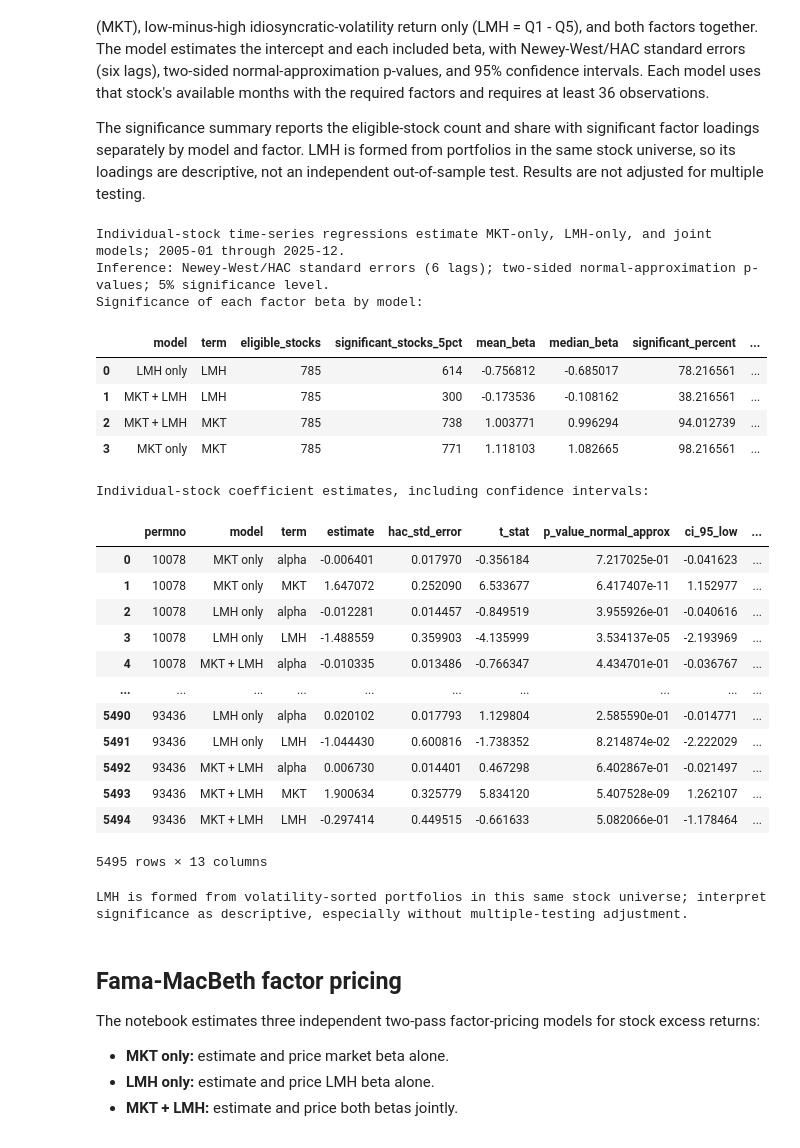
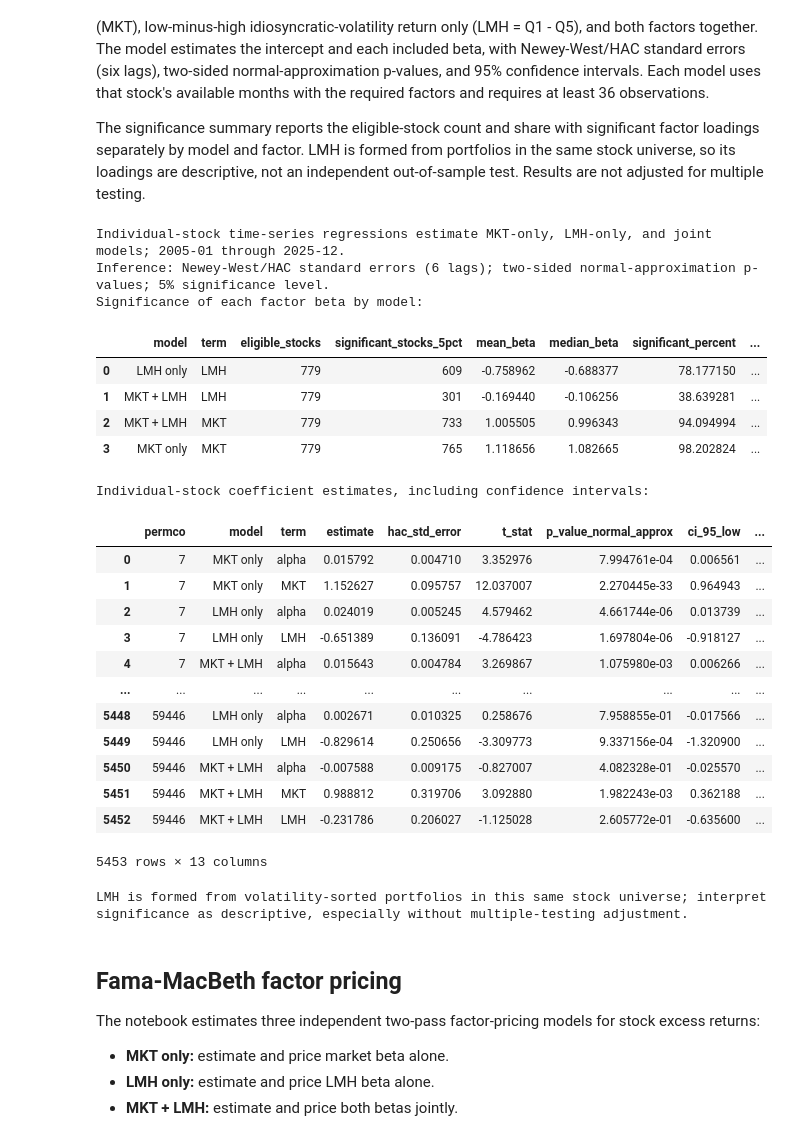
Before and after one commit to Chara1236/CFM301, a Jupyter notebook: CAPM Factors/volatility.ipynb, the cells around one changed output. Cells and saved outputs as stored; diff of their text form; code cells hidden in the pictures.

```diff
--- a/CAPM Factors/volatility.ipynb
+++ b/CAPM Factors/volatility.ipynb
@@ -350,7 +392,7 @@ stock_model_specs = {
 model_factors = pd.DataFrame({"MKT": mkt_excess, "LMH": quintile_returns["LMH"]})
 stock_regression_rows = []
 
-for permno, stock_returns in stock_excess.loc[model_factors.index].items():
+for permco, stock_returns in stock_excess.loc[model_factors.index].items():
     for model_name, factor_names in stock_model_specs.items():
         sample = pd.concat(
             [stock_returns.rename("stock_excess"), model_factors[factor_names]], axis=1
@@ -373,7 +415,7 @@ for permno, stock_returns in stock_excess.loc[model_factors.index].items():
             t_stat = estimate / std_error if std_error > 0 else np.nan
             p_value = math.erfc(abs(t_stat) / math.sqrt(2)) if np.isfinite(t_stat) else np.nan
             stock_regression_rows.append({
-                "permno": permno,
+                "permco": permco,
                 "model": model_name,
                 "term": term,
                 "estimate": estimate,
@@ -396,7 +438,7 @@ beta_results = stock_regressions.loc[stock_regressions["term"].ne("alpha")]
 beta_significance_summary = (
     beta_results.groupby(["model", "term"], as_index=False)
     .agg(
-        eligible_stocks=("permno", "nunique"),
+        eligible_stocks=("permco", "nunique"),
         significant_stocks_5pct=("significant_5pct", "sum"),
         mean_beta=("estimate", "mean"),
         median_beta=("estimate", "median"),
@@ -408,53 +450,53 @@ beta_significance_summary["significant_percent"] = (
 )
 positive = beta_results.loc[
     beta_results["significant_5pct"] & beta_results["estimate"].gt(0)
-].groupby(["model", "term"])["permno"].nunique()
+].groupby(["model", "term"])["permco"].nunique()
 negative = beta_results.loc[
     beta_results["significant_5pct"] & beta_results["estimate"].lt(0)
-].groupby(["model", "term"])["permno"].nunique()
+].groupby(["model", "term"])["permco"].nunique()
 summary_keys = pd.MultiIndex.from_frame(beta_significance_summary[["model", "term"]])
 beta_significance_summary["significant_positive"] = summary_keys.map(positive).fillna(0).astype(int)
 beta_significance_summary["significant_negative"] = summary_keys.map(negative).fillna(0).astype(int)
 
 print(
     f"Individual-stock time-series regressions estimate MKT-only, LMH-only, and joint models; "
     f"{model_factors.index.min():%Y-%m} through {model_factors.index.max():%Y-%m}."
 )
 print(
     f"Inference: Newey-West/HAC standard errors ({HAC_LAGS} lags); "
     "two-sided normal-approximation p-values; 5% significance level."
 )
 print("Significance of each factor beta by model:")
 display(beta_significance_summary)
 print("Individual-stock coefficient estimates, including confidence intervals:")
 display(stock_regressions)
 print(
     "LMH is formed from volatility-sorted portfolios in this same stock universe; "
     "interpret significance as descriptive, especially without multiple-testing adjustment."
 )
 # %% [output]
 Individual-stock time-series regressions estimate MKT-only, LMH-only, and joint models; 2005-01 through 2025-12.
 Inference: Newey-West/HAC standard errors (6 lags); two-sided normal-approximation p-values; 5% significance level.
 Significance of each factor beta by model:
 |  | model | term | eligible_stocks | significant_stocks_5pct | mean_beta | median_beta | significant_percent | ... |
-| 0 | LMH only | LMH | 785 | 614 | -0.756812 | -0.685017 | 78.216561 | ... |
-| 1 | MKT + LMH | LMH | 785 | 300 | -0.173536 | -0.108162 | 38.216561 | ... |
-| 2 | MKT + LMH | MKT | 785 | 738 | 1.003771 | 0.996294 | 94.012739 | ... |
-| 3 | MKT only | MKT | 785 | 771 | 1.118103 | 1.082665 | 98.216561 | ... |
+| 0 | LMH only | LMH | 779 | 609 | -0.758962 | -0.688377 | 78.177150 | ... |
+| 1 | MKT + LMH | LMH | 779 | 301 | -0.169440 | -0.106256 | 38.639281 | ... |
+| 2 | MKT + LMH | MKT | 779 | 733 | 1.005505 | 0.996343 | 94.094994 | ... |
+| 3 | MKT only | MKT | 779 | 765 | 1.118656 | 1.082665 | 98.202824 | ... |
 Individual-stock coefficient estimates, including confidence intervals:
-|  | permno | model | term | estimate | hac_std_error | t_stat | p_value_normal_approx | ci_95_low | ... |
-| 0 | 10078 | MKT only | alpha | -0.006401 | 0.017970 | -0.356184 | 7.217025e-01 | -0.041623 | ... |
-| 1 | 10078 | MKT only | MKT | 1.647072 | 0.252090 | 6.533677 | 6.417407e-11 | 1.152977 | ... |
-| 2 | 10078 | LMH only | alpha | -0.012281 | 0.014457 | -0.849519 | 3.955926e-01 | -0.040616 | ... |
-| 3 | 10078 | LMH only | LMH | -1.488559 | 0.359903 | -4.135999 | 3.534137e-05 | -2.193969 | ... |
-| 4 | 10078 | MKT + LMH | alpha | -0.010335 | 0.013486 | -0.766347 | 4.434701e-01 | -0.036767 | ... |
+|  | permco | model | term | estimate | hac_std_error | t_stat | p_value_normal_approx | ci_95_low | ... |
+| 0 | 7 | MKT only | alpha | 0.015792 | 0.004710 | 3.352976 | 7.994761e-04 | 0.006561 | ... |
+| 1 | 7 | MKT only | MKT | 1.152627 | 0.095757 | 12.037007 | 2.270445e-33 | 0.964943 | ... |
+| 2 | 7 | LMH only | alpha | 0.024019 | 0.005245 | 4.579462 | 4.661744e-06 | 0.013739 | ... |
+| 3 | 7 | LMH only | LMH | -0.651389 | 0.136091 | -4.786423 | 1.697804e-06 | -0.918127 | ... |
+| 4 | 7 | MKT + LMH | alpha | 0.015643 | 0.004784 | 3.269867 | 1.075980e-03 | 0.006266 | ... |
 | ... | ... | ... | ... | ... | ... | ... | ... | ... | ... |
-| 5490 | 93436 | LMH only | alpha | 0.020102 | 0.017793 | 1.129804 | 2.585590e-01 | -0.014771 | ... |
-| 5491 | 93436 | LMH only | LMH | -1.044430 | 0.600816 | -1.738352 | 8.214874e-02 | -2.222029 | ... |
-| 5492 | 93436 | MKT + LMH | alpha | 0.006730 | 0.014401 | 0.467298 | 6.402867e-01 | -0.021497 | ... |
-| 5493 | 93436 | MKT + LMH | MKT | 1.900634 | 0.325779 | 5.834120 | 5.407528e-09 | 1.262107 | ... |
-| 5494 | 93436 | MKT + LMH | LMH | -0.297414 | 0.449515 | -0.661633 | 5.082066e-01 | -1.178464 | ... |
+| 5448 | 59446 | LMH only | alpha | 0.002671 | 0.010325 | 0.258676 | 7.958855e-01 | -0.017566 | ... |
+| 5449 | 59446 | LMH only | LMH | -0.829614 | 0.250656 | -3.309773 | 9.337156e-04 | -1.320900 | ... |
+| 5450 | 59446 | MKT + LMH | alpha | -0.007588 | 0.009175 | -0.827007 | 4.082328e-01 | -0.025570 | ... |
+| 5451 | 59446 | MKT + LMH | MKT | 0.988812 | 0.319706 | 3.092880 | 1.982243e-03 | 0.362188 | ... |
+| 5452 | 59446 | MKT + LMH | LMH | -0.231786 | 0.206027 | -1.125028 | 2.605772e-01 | -0.635600 | ... |
-5495 rows × 13 columns
+5453 rows × 13 columns
 LMH is formed from volatility-sorted portfolios in this same stock universe; interpret significance as descriptive, especially without multiple-testing adjustment.
 # %% [markdown]
 ## Fama-MacBeth factor pricing
```
Also changed, not shown: parts of 6 cells of this notebook.
